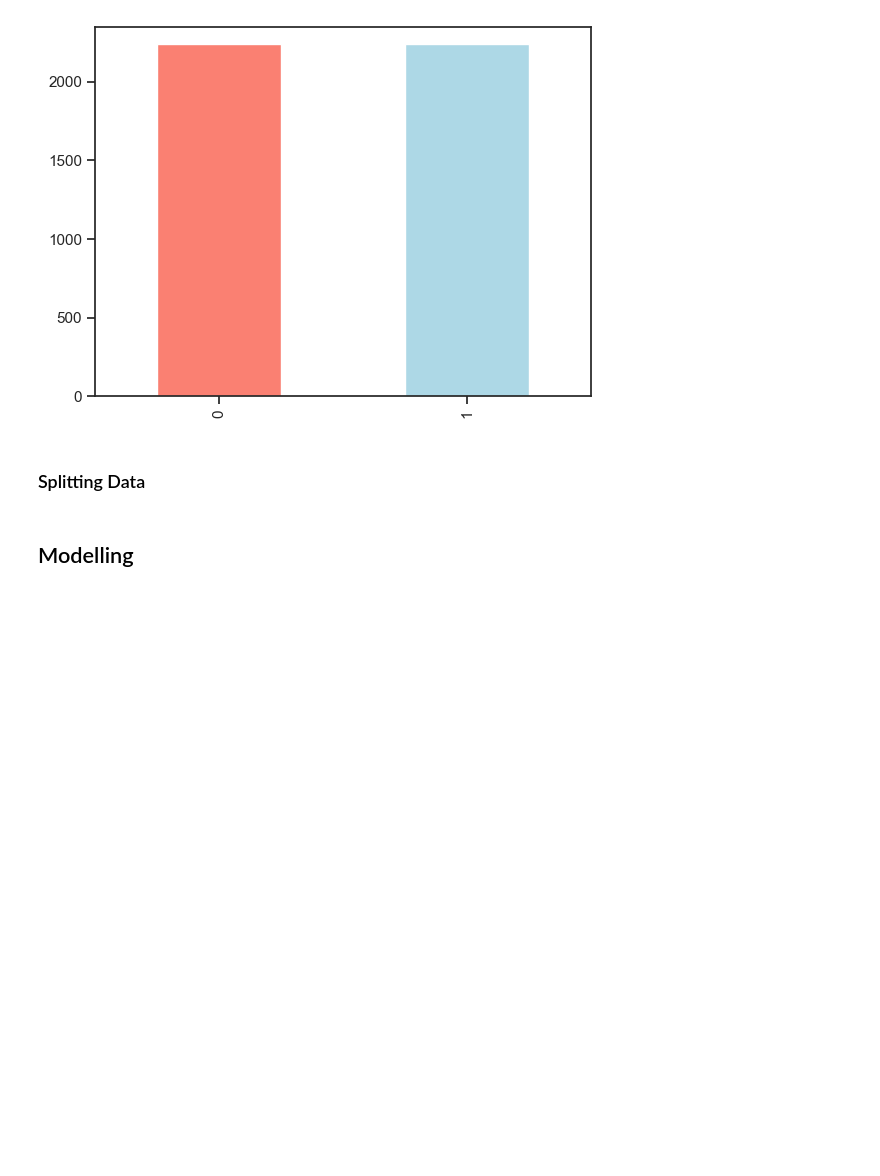
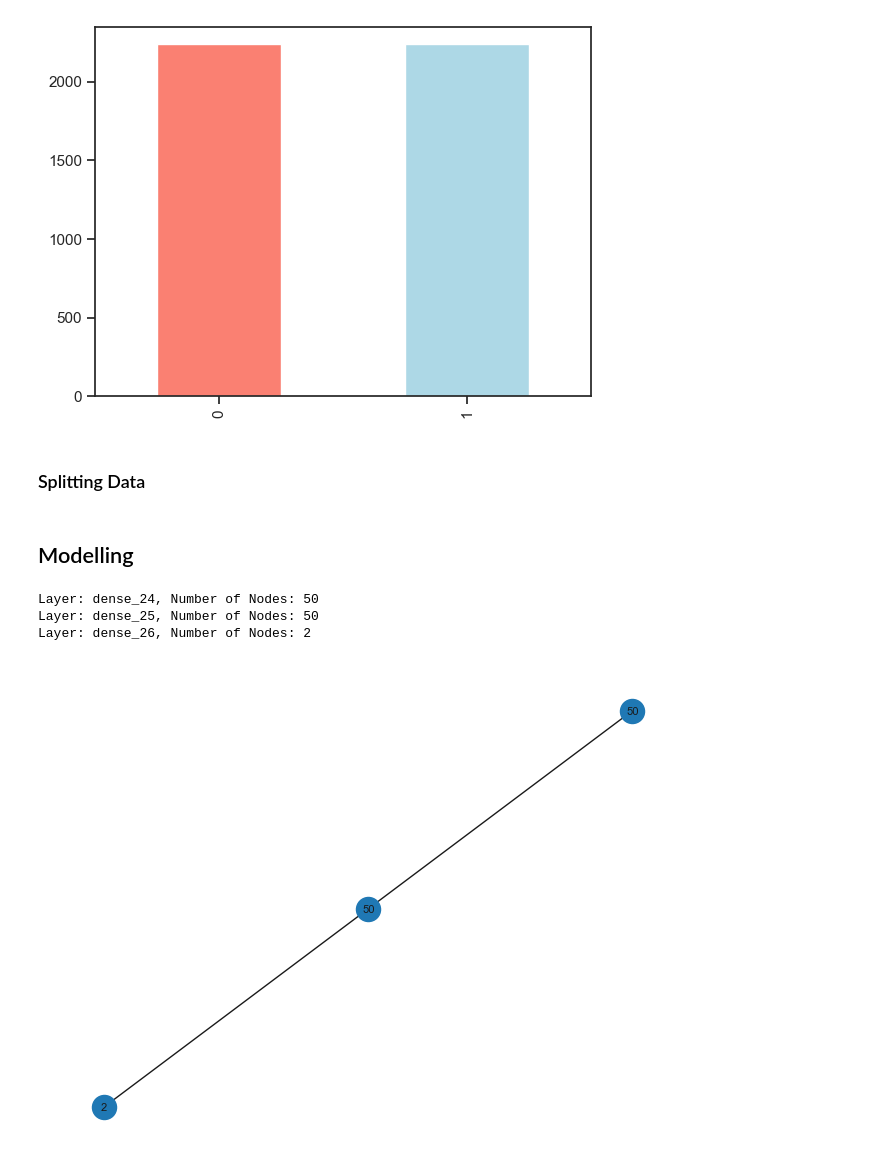
Before and after one commit to muscak/Audiobooks-Return-Prediction, a Jupyter notebook: Audiobooks-Return-Prediction.ipynb, the cells around one changed output. Cells and saved outputs as stored; diff of their text form; code cells hidden in the pictures; blank space fills up the shorter version.

Commit message:
Initial network version

```diff
--- a/Audiobooks-Return-Prediction.ipynb
+++ b/Audiobooks-Return-Prediction.ipynb
@@ -207,2 +217,46 @@ Name: Targets, dtype: int64
 # %% [markdown]
 ## Modelling
+# %%
+def create_model():
+    input_size = 10
+    output_size = 2
+    hidden_layer_size = 50
+
+    model = Sequential()
+    model.add(Dense(hidden_layer_size, input_shape=(input_size, ), activation='relu'))
+    model.add(Dense(hidden_layer_size, activation='relu'))
+    model.add(Dense(output_size, activation='softmax'))
+
+    model.compile(optimizer='adam', loss='sparse_categorical_crossentropy', metrics=['accuracy'])
+
+    # Below commands graphically summarize the deep neural model
+    # Create a NetworkX graph
+    G = nx.Graph()
+
+    # Add nodes and display the number of nodes for each layer
+    for i, layer in enumerate(model.layers):
+        layer_name = layer.name
+        num_nodes = layer.output_shape[-1]
+        G.add_node(layer_name, num_nodes=num_nodes)
+        print(f"Layer: {layer_name}, Number of Nodes: {num_nodes}")
+
+    # Add edges
+    for i in range(len(model.layers) - 1):
+        G.add_edge(model.layers[i].name, model.layers[i+1].name)
+
+    # Visualize the graph with node annotations
+    pos = nx.spring_layout(G)  # Adjust the layout if needed
+    nx.draw(G, pos, with_labels=False)
+    node_labels = nx.get_node_attributes(G, 'num_nodes')
+    nx.draw_networkx_labels(G, pos, labels=node_labels, font_size=8)
+
+    plt.show()
+
+    return model
+# %%
+model = create_model()
+# %% [output]
+Layer: dense_24, Number of Nodes: 50
+Layer: dense_25, Number of Nodes: 50
+Layer: dense_26, Number of Nodes: 2
+[figure, added]
```
Also changed, not shown: parts of 6 cells of this notebook, 2 other files.
